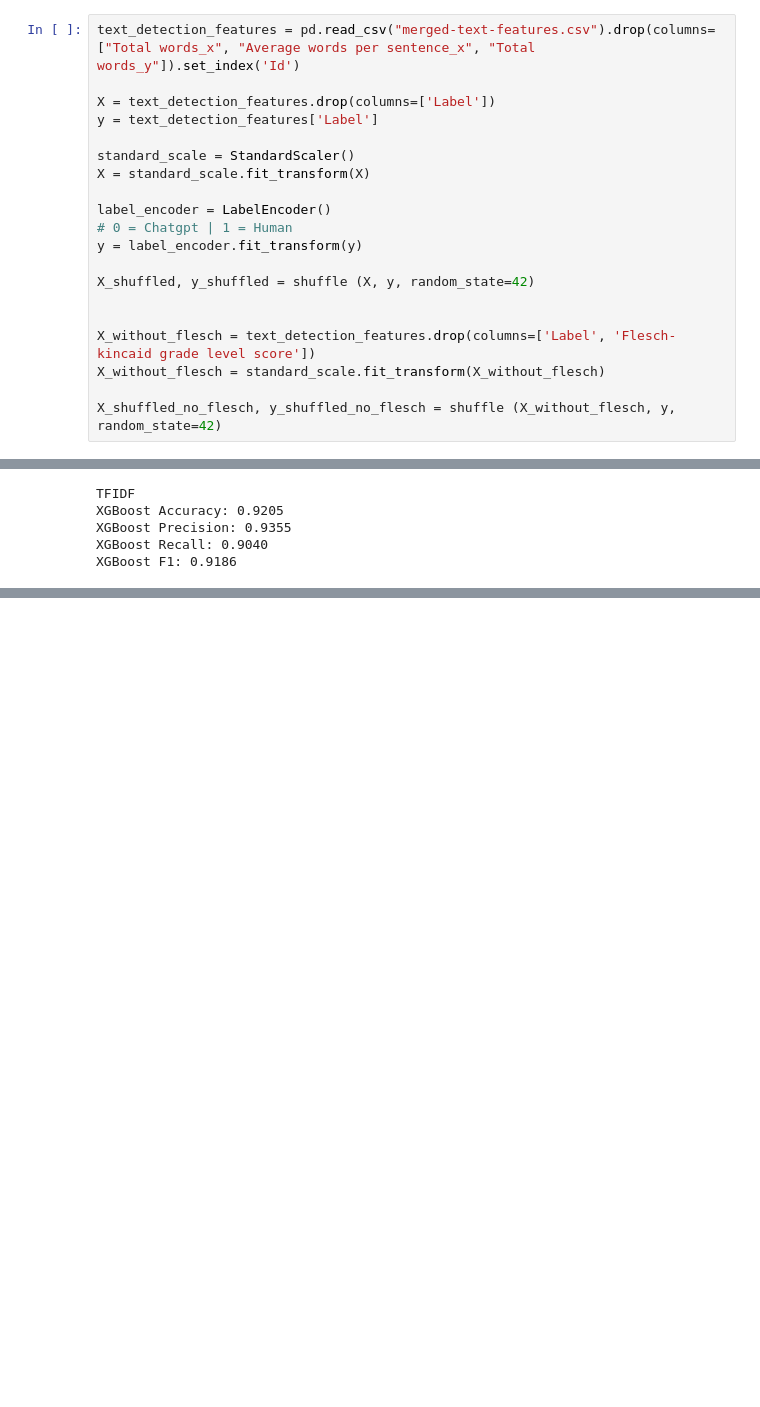
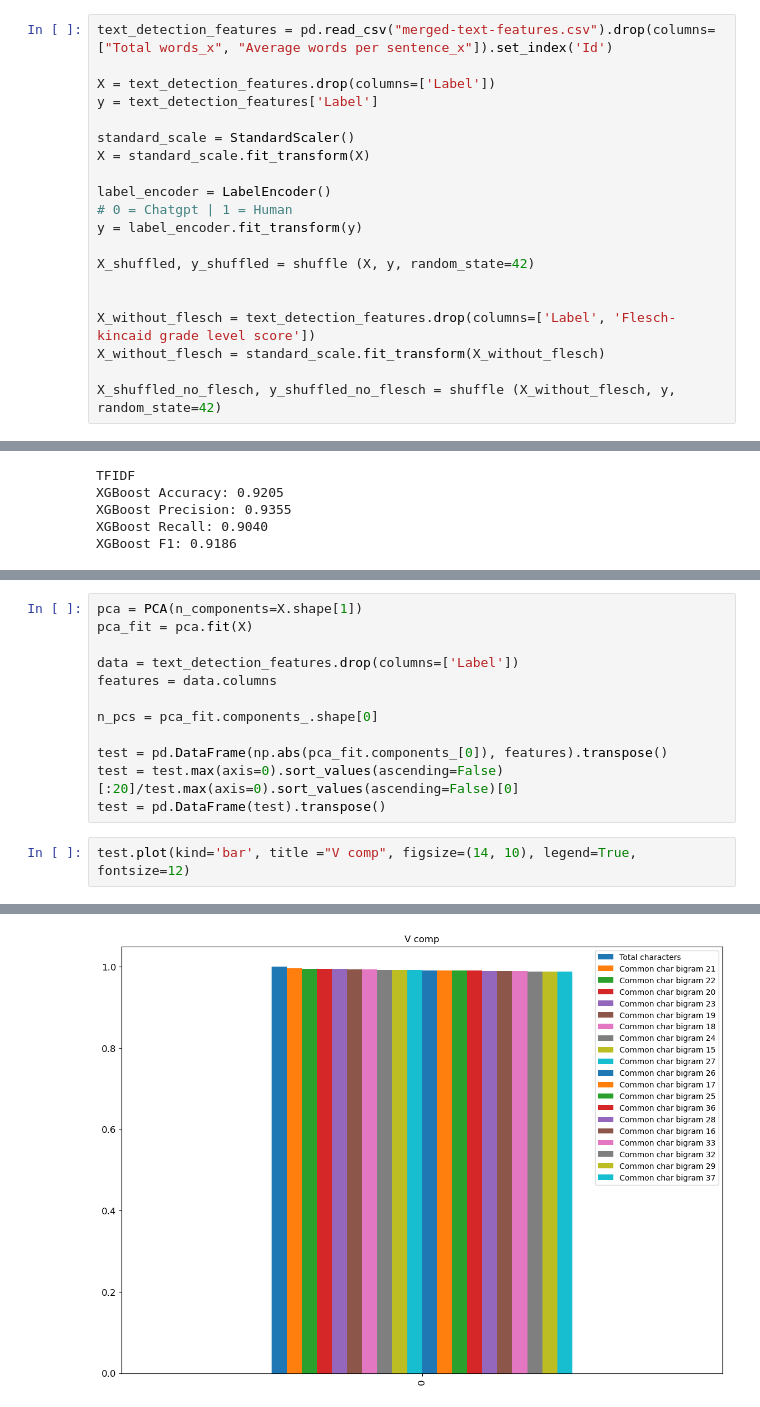
Before and after one commit to Brian-D-Dang/ChatGPT-Generated-Text-Detection, a Jupyter notebook: Text-Detection-XGBoost - BDD.ipynb, the cells around one changed output, grey strips where cells are left out. Drawn from its saved outputs; the diff is of its cells as text; blank space fills up the shorter version.

```diff
--- a/Text-Detection-XGBoost - BDD.ipynb
+++ b/Text-Detection-XGBoost - BDD.ipynb
@@ -14,7 +15,7 @@ import xgboost as xgb
 # %% [markdown]
 ## Text Detection Features
 # %%
-text_detection_features = pd.read_csv("merged-text-features.csv").drop(columns=["Total words_x", "Average words per sentence_x", "Total words_y"]).set_index('Id')
+text_detection_features = pd.read_csv("merged-text-features.csv").drop(columns=["Total words_x", "Average words per sentence_x"]).set_index('Id')
 
 X = text_detection_features.drop(columns=['Label'])
 y = text_detection_features['Label']
@@ -188,0 +151,15 @@ Length: 100, dtype: float64
+# %%
+pca = PCA(n_components=X.shape[1])
+pca_fit = pca.fit(X)
+
+data = text_detection_features.drop(columns=['Label'])
+features = data.columns
+
+n_pcs = pca_fit.components_.shape[0]
+
+test = pd.DataFrame(np.abs(pca_fit.components_[0]), features).transpose()
+test = test.max(axis=0).sort_values(ascending=False)[:20]/test.max(axis=0).sort_values(ascending=False)[0]
+test = pd.DataFrame(test).transpose()
+# %%
+test.plot(kind='bar', title ="V comp", figsize=(14, 10), legend=True, fontsize=12)
+# %% [output]
@@ -188,0 +167 @@ Length: 100, dtype: float64
+[figure, added]
```
Also changed, not shown: parts of 16 cells of this notebook, 1 other file.
